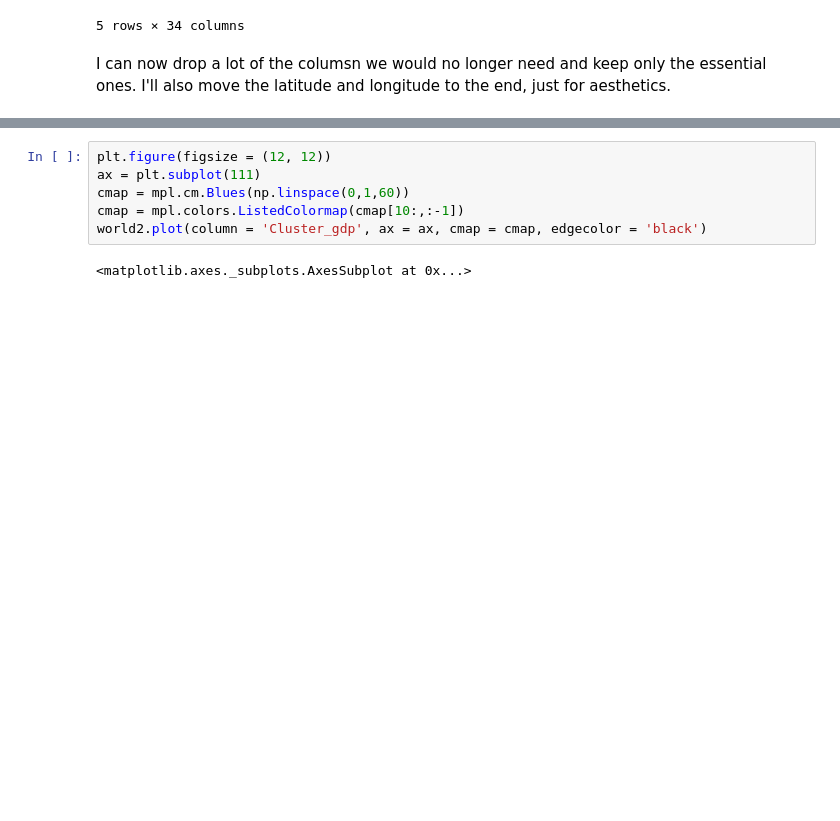
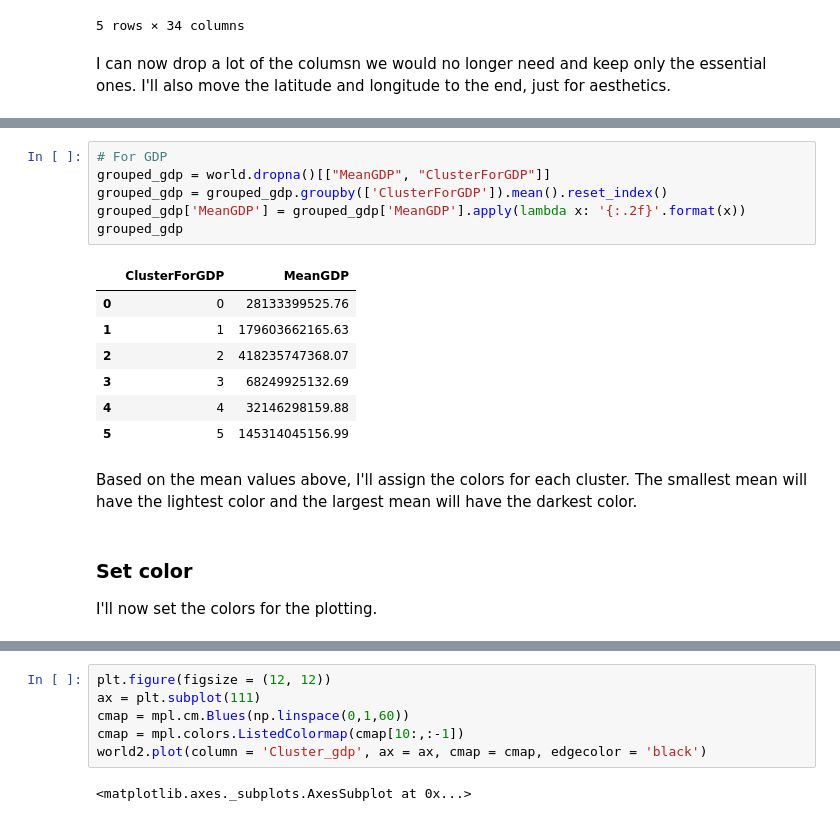
Before and after one commit to thilankam/MalariaAnalysis, a Jupyter notebook: Notebooks/Multiple clustering.ipynb, the cells around one changed output, grey strips where cells are left out. Cells and saved outputs as stored; diff of their text form; blank space fills up the shorter version.

```diff
--- a/Notebooks/Multiple clustering.ipynb
+++ b/Notebooks/Multiple clustering.ipynb
@@ -198,0 +212,20 @@ Index(['pop_est', 'continent', 'name', 'iso_a3', 'gdp_md_est', 'geometry',
+# %%
+# For GDP
+grouped_gdp = world.dropna()[["MeanGDP", "ClusterForGDP"]]
+grouped_gdp = grouped_gdp.groupby(['ClusterForGDP']).mean().reset_index()
+grouped_gdp['MeanGDP'] = grouped_gdp['MeanGDP'].apply(lambda x: '{:.2f}'.format(x))
+grouped_gdp
+# %% [output]
+|  | ClusterForGDP | MeanGDP |
+| 0 | 0 | 28133399525.76 |
+| 1 | 1 | 179603662165.63 |
+| 2 | 2 | 418235747368.07 |
+| 3 | 3 | 68249925132.69 |
+| 4 | 4 | 32146298159.88 |
+| 5 | 5 | 145314045156.99 |
+# %% [markdown]
+Based on the mean values above, I'll assign the colors for each cluster. The smallest mean will have the lightest color and the largest mean will have the darkest color.
+# %% [markdown]
+### Set color
+
+I'll now set the colors for the plotting.
```
Also changed, not shown: parts of 10 cells of this notebook.
